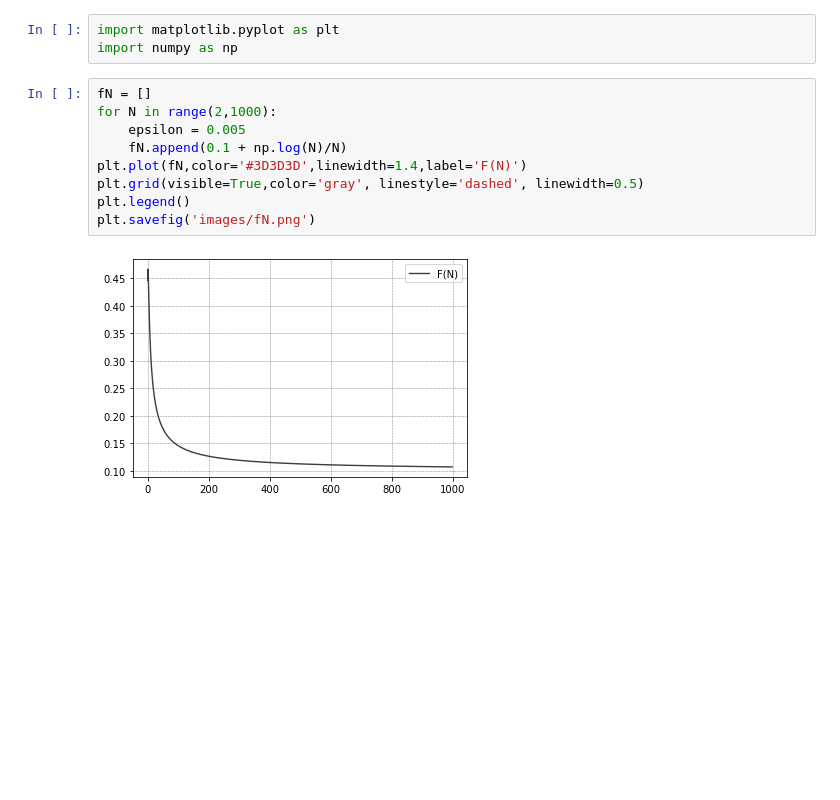
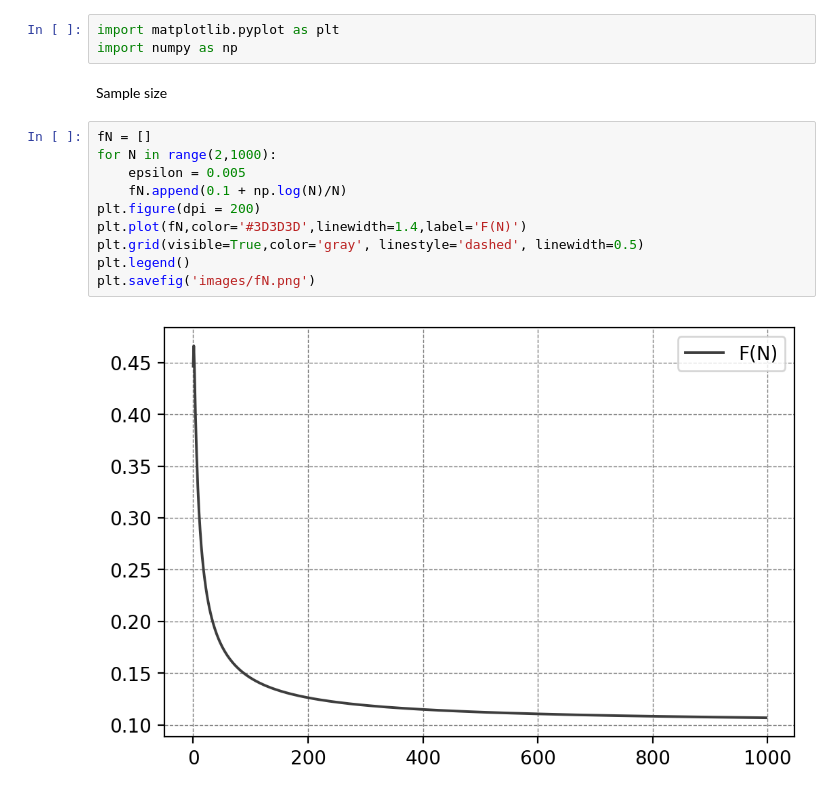
Before and after one commit to ghostqriver/AROSS, a Jupyter notebook: Images for thesis work.ipynb, the cells around one changed output. Cells and saved outputs as stored; diff of their text form; blank space fills up the shorter version.

```diff
--- a/Images for thesis work.ipynb
+++ b/Images for thesis work.ipynb
@@ -1,17 +1,20 @@
 # %%
 import matplotlib.pyplot as plt
 import numpy as np
+# %% [markdown]
+Sample size
 # %%
 fN = []
 for N in range(2,1000):
     epsilon = 0.005
     fN.append(0.1 + np.log(N)/N)
+plt.figure(dpi = 200)
 plt.plot(fN,color='#3D3D3D',linewidth=1.4,label='F(N)')
 plt.grid(visible=True,color='gray', linestyle='dashed', linewidth=0.5)
 plt.legend()
 plt.savefig('images/fN.png')
 # %% [output]
-[figure, old version]
+[figure, new version]
 # %%
 import colorir
 grad = colorir.PolarGrad(["#2304C0","FE6546","80F365","1B205F"])
```
Also changed, not shown: parts of 5 cells of this notebook, 15 other files.
